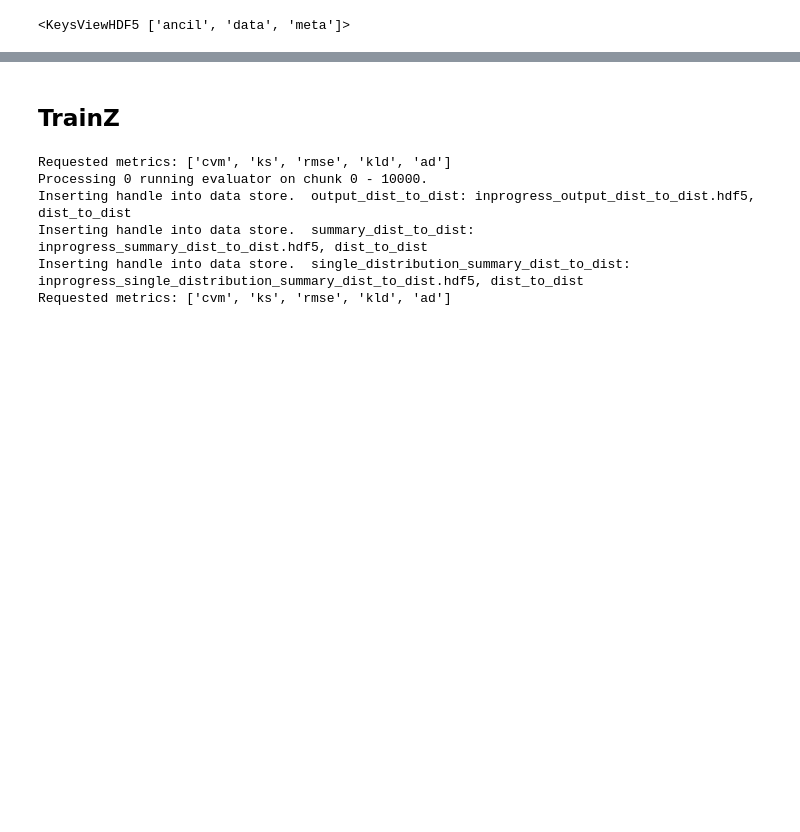
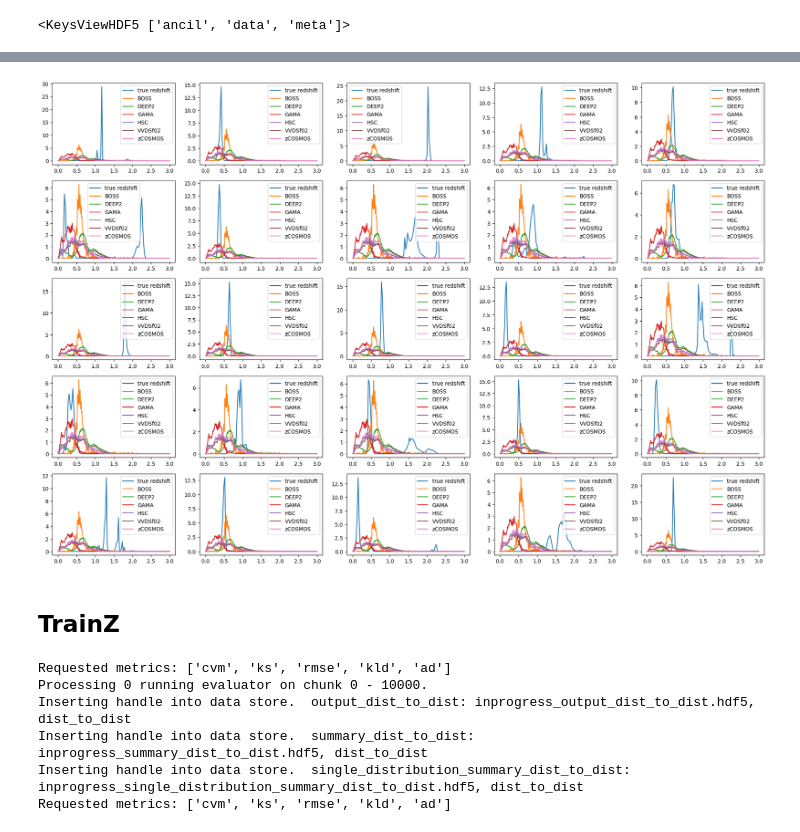
Before and after one commit to alice-crafford/Photo-z-Stress-Test, a Jupyter notebook: Evaluation_Pipeline.ipynb, the cells around one changed output, grey strips where cells are left out. Saved outputs shown, nothing was run; the diff lists cells and outputs as text; code cells hidden in the pictures; blank space fills up the shorter version.

```diff
--- a/Evaluation_Pipeline.ipynb
+++ b/Evaluation_Pipeline.ipynb
@@ -41,3 +144,7 @@ ztrue_data_2 = DS.read_file('ztrue_data', TableHandle, ztrue_file)
+# %%
+makePlots('TrainZ', 5, 24)
+# %% [output]
+[figure, added]
 # %% [markdown]
 ## TrainZ
 # %%
```
Also changed, not shown: parts of 24 cells of this notebook.
